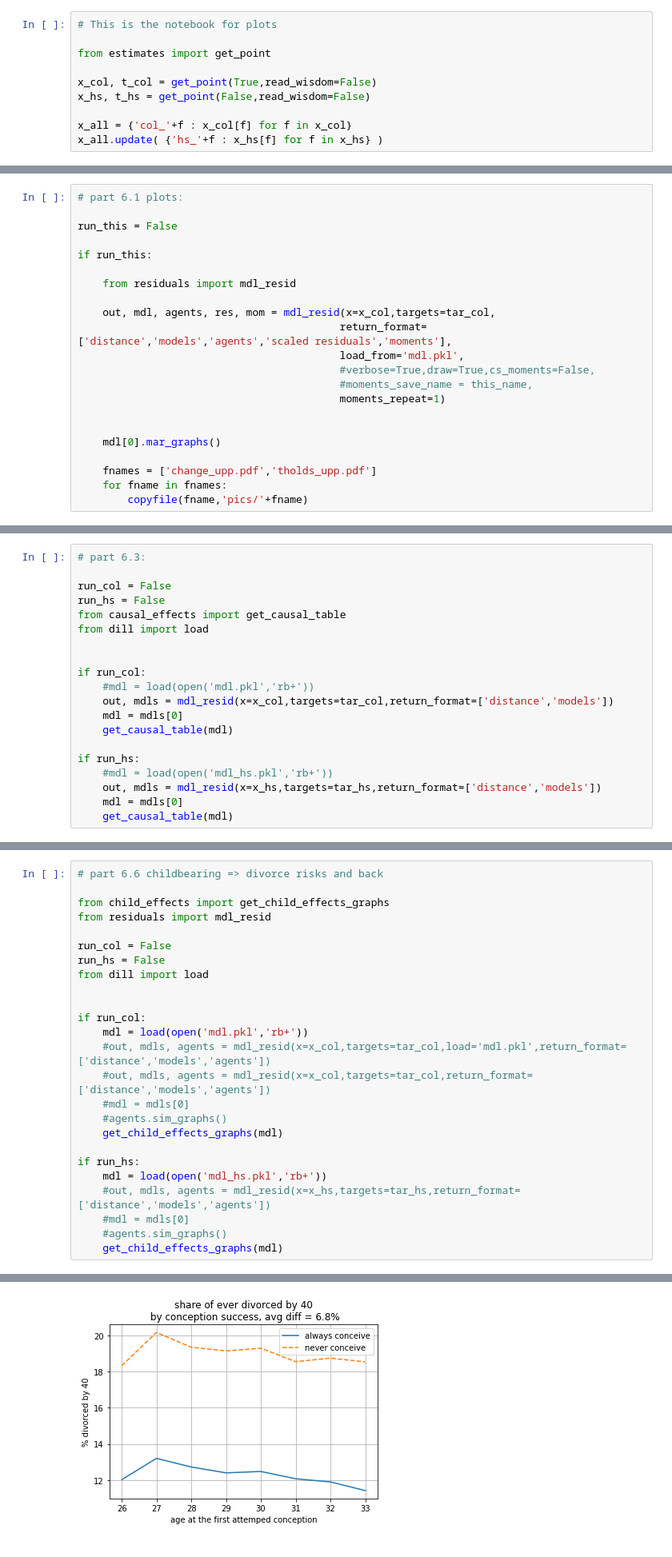
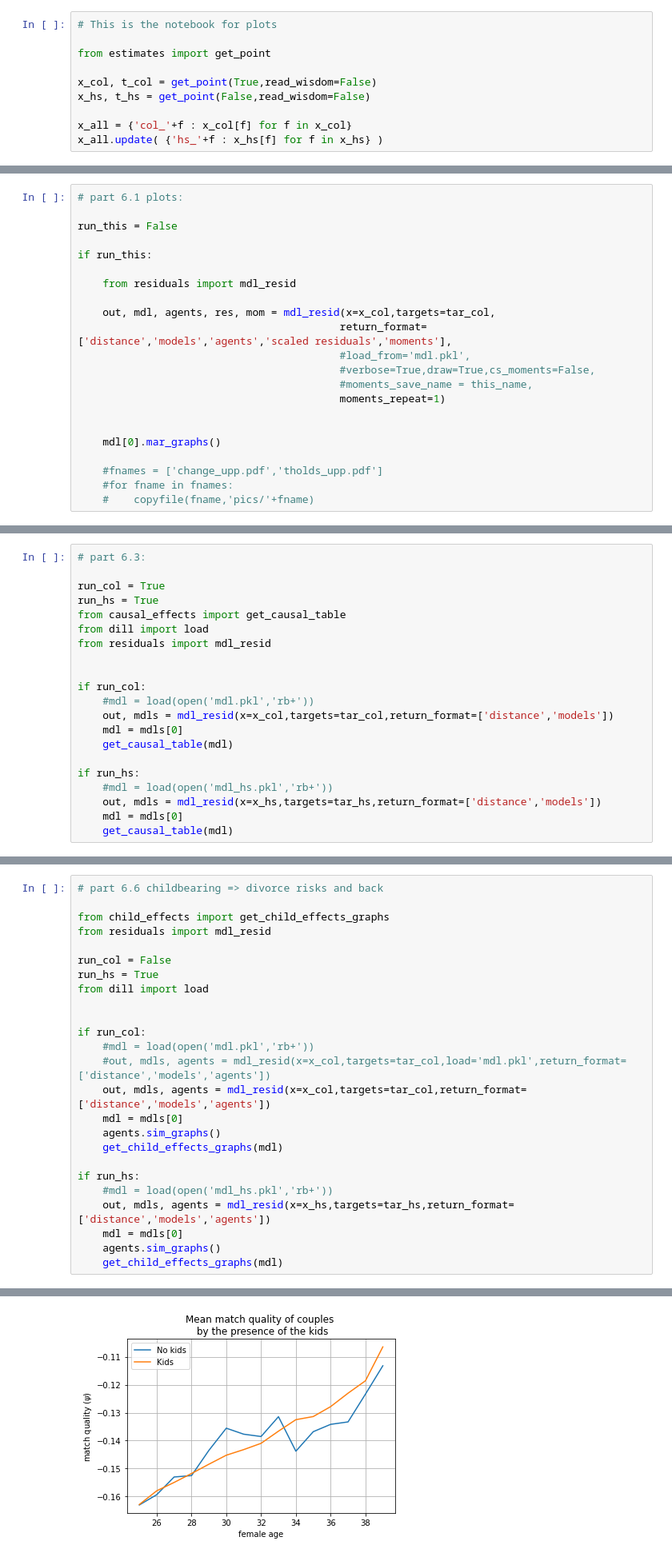
Before and after one commit to egorkozlov/py_shotgun, a Jupyter notebook: fit_graphs_and_tables.ipynb, the cells around one changed output, grey strips where cells are left out. Shown at 80% size. Saved outputs shown, nothing was run; the diff lists cells and outputs as text.

```diff
--- a/fit_graphs_and_tables.ipynb
+++ b/fit_graphs_and_tables.ipynb
@@ -166,7 +171,7 @@ if run_this:
 
     out, mdl, agents, res, mom = mdl_resid(x=x_col,targets=tar_col,
                                           return_format=['distance','models','agents','scaled residuals','moments'],
-                                          load_from='mdl.pkl',
+                                          #load_from='mdl.pkl',
                                           #verbose=True,draw=True,cs_moments=False,
                                           #moments_save_name = this_name,
                                           moments_repeat=1)
@@ -174,9 +179,9 @@ if run_this:
 
     mdl[0].mar_graphs()
 
-    fnames = ['change_upp.pdf','tholds_upp.pdf']
-    for fname in fnames:
-        copyfile(fname,'pics/'+fname)
+    #fnames = ['change_upp.pdf','tholds_upp.pdf']
+    #for fname in fnames:
+    #    copyfile(fname,'pics/'+fname)
 # %%
 # part 6.2 col:
 
@@ -204,10 +209,11 @@ produce_cf_table('hs')
 # %%
 # part 6.3:
 
-run_col = False
-run_hs = False
+run_col = True
+run_hs = True
 from causal_effects import get_causal_table
 from dill import load
+from residuals import mdl_resid
 
 
 if run_col:
@@ -469,22 +497,22 @@ from child_effects import get_child_effects_graphs
 from residuals import mdl_resid
 
 run_col = False
-run_hs = False
+run_hs = True
 from dill import load
 
 
 if run_col:
-    mdl = load(open('mdl.pkl','rb+'))
+    #mdl = load(open('mdl.pkl','rb+'))
     #out, mdls, agents = mdl_resid(x=x_col,targets=tar_col,load='mdl.pkl',return_format=['distance','models','agents'])
-    #out, mdls, agents = mdl_resid(x=x_col,targets=tar_col,return_format=['distance','models','agents'])
-    #mdl = mdls[0]
-    #agents.sim_graphs()
+    out, mdls, agents = mdl_resid(x=x_col,targets=tar_col,return_format=['distance','models','agents'])
+    mdl = mdls[0]
+    agents.sim_graphs()
     get_child_effects_graphs(mdl)
 
 if run_hs:
-    mdl = load(open('mdl_hs.pkl','rb+'))
-    #out, mdls, agents = mdl_resid(x=x_hs,targets=tar_hs,return_format=['distance','models','agents'])
-    #mdl = mdls[0]
-    #agents.sim_graphs()
+    #mdl = load(open('mdl_hs.pkl','rb+'))
+    out, mdls, agents = mdl_resid(x=x_hs,targets=tar_hs,return_format=['distance','models','agents'])
+    mdl = mdls[0]
+    agents.sim_graphs()
     get_child_effects_graphs(mdl)
 # %% [output]
@@ -508 +536 @@ for desc no kid at horizon 12 ever div at 40 is 0.18549942151947552
-[figure, old version]
+[figure, new version]
```
Also changed, not shown: parts of 15 cells of this notebook, 5 other files.
